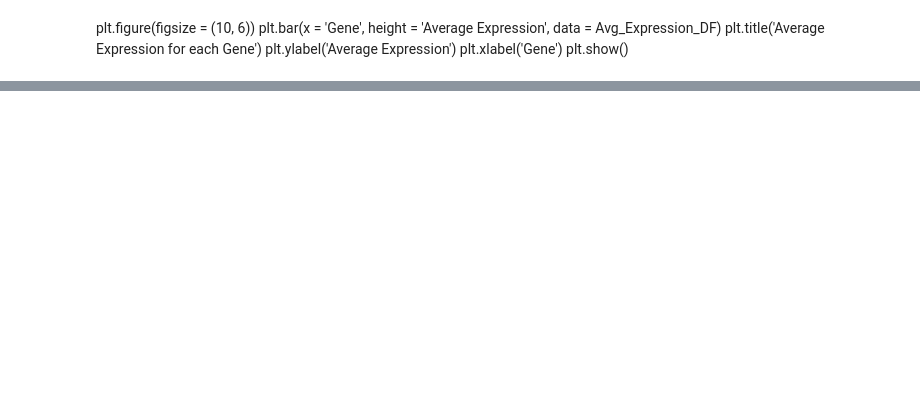
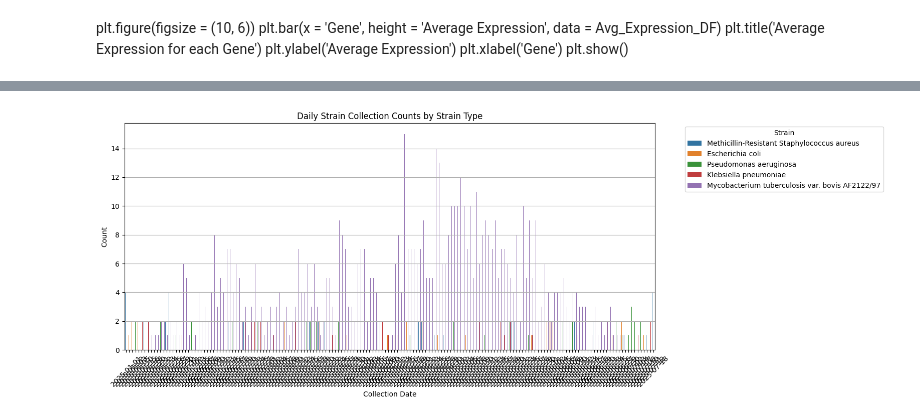
Before and after one commit to Nery-MC/LSI, a Jupyter notebook: Coding Workshop/AMR_Outbreak_Simulation.ipynb, the cells around one changed output, grey strips where cells are left out. Drawn from its saved outputs; the diff is of its cells as text; code cells hidden in the pictures; blank space fills up the shorter version.

```diff
--- a/Coding Workshop/AMR_Outbreak_Simulation.ipynb
+++ b/Coding Workshop/AMR_Outbreak_Simulation.ipynb
@@ -359,0 +379,18 @@ plt.show()
+# %%
+# Group by date and strain
+Strain_By_Date = Expression_w_Clinical.groupby(['Collection Date', 'Strain']).size().reset_index(name='Count')
+
+# Plot using seaborn with hue for strain type
+plt.figure(figsize=(16, 6))
+sns.barplot(data=Strain_By_Date, x='Collection Date', y='Count', hue='Strain')
+
+plt.title("Daily Strain Collection Counts by Strain Type")
+plt.xlabel("Collection Date")
+plt.ylabel("Count")
+plt.xticks(rotation=45)
+plt.legend(title='Strain', bbox_to_anchor=(1.05, 1), loc='upper left')
+plt.tight_layout()
+plt.grid(axis='y')
+plt.show()
+# %% [output]
+[figure, added]
```
Also changed, not shown: parts of 10 cells of this notebook, 2 other files.
